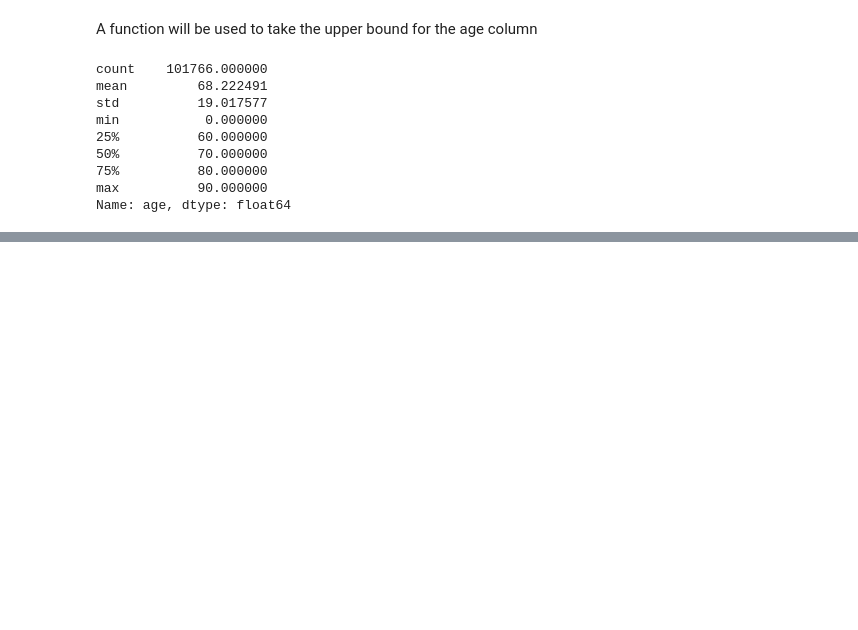
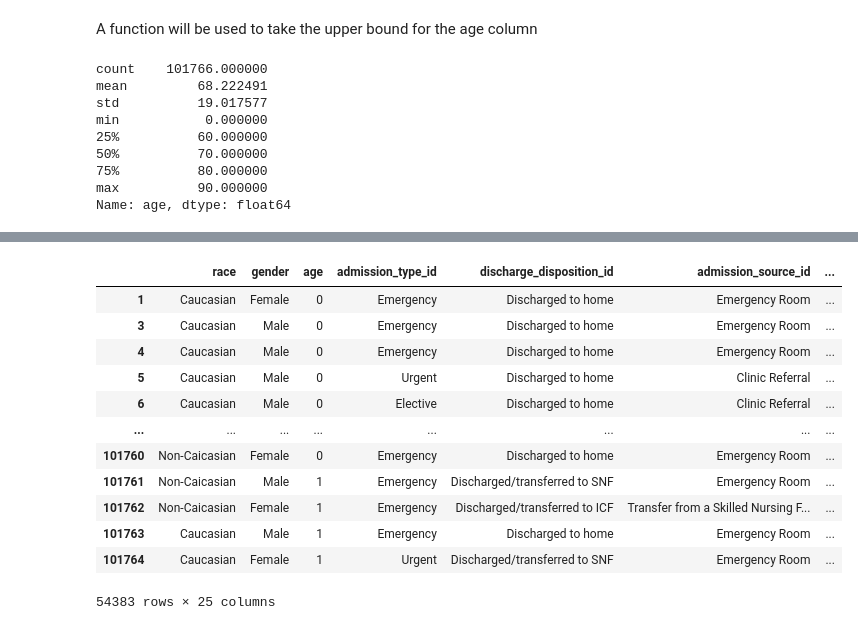
Before and after one commit to Eric-Schneider-Bellarmine-University/DS160_Final_Project_ESS_AH, a Jupyter notebook: Final_Project_ESS_AH.ipynb, the cells around one changed output, grey strips where cells are left out. Saved outputs shown, nothing was run; the diff lists cells and outputs as text; code cells hidden in the pictures; blank space fills up the shorter version.

```diff
--- a/Final_Project_ESS_AH.ipynb
+++ b/Final_Project_ESS_AH.ipynb
@@ -283,0 +307,15 @@ lab_hisogram=axis.hist(diabetes['num_medications'],10)
+# %%
+def median_hot_encode(source,entry):
+    if entry>source.median():
+        return 1
+    else:
+        return 0
+tree_data['age']=list(map(lambda x:median_hot_encode(tree_data['age'],x),tree_data['age']))
+tree_data['time_in_hospital']=list(map(lambda x:median_hot_encode(tree_data['time_in_hospital'],x),tree_data['time_in_hospital']))
+tree_data['num_procedures']=list(map(lambda x:median_hot_encode(tree_data['num_procedures'],x),tree_data['num_procedures']))
+tree_data['num_lab_procedures']=list(map(lambda x:median_hot_encode(tree_data['num_lab_procedures'],x),tree_data['num_lab_procedures']))
+tree_data['num_medications']=list(map(lambda x:median_hot_encode(tree_data['num_medications'],x),tree_data['num_medications']))
+tree_data['number_outpatient']=list(map(lambda x:median_hot_encode(tree_data['number_outpatient'],x),tree_data['number_outpatient']))
+tree_data['number_inpatient']=list(map(lambda x:median_hot_encode(tree_data['number_inpatient'],x),tree_data['number_inpatient']))
+tree_data['number_emergency']=list(map(lambda x:median_hot_encode(tree_data['number_emergency'],x),tree_data['number_emergency']))
+tree_data['number_diagnoses']=list(map(lambda x:median_hot_encode(tree_data['number_diagnoses'],x),tree_data['number_diagnoses']))
@@ -283,0 +340,11 @@ lab_hisogram=axis.hist(diabetes['num_medications'],10)
+# %%
+def level_hot_encode(entry):
+    if entry=='Steady':
+        return 'Steady'
+    else:
+        return 'Unsteady'
+tree_data['glipizide']=list(map(lambda x:level_hot_encode(x),tree_data['glipizide']))
+tree_data['insulin']=list(map(lambda x:level_hot_encode(x),tree_data['insulin']))
+tree_data['metformin']=list(map(lambda x:level_hot_encode(x),tree_data['metformin']))
+tree_data['glyburide']=list(map(lambda x:level_hot_encode(x),tree_data['glyburide']))
+tree_data['pioglitazone']=list(map(lambda x:level_hot_encode(x),tree_data['pioglitazone']))
@@ -283,0 +369,7 @@ lab_hisogram=axis.hist(diabetes['num_medications'],10)
+# %%
+def change_hot_encode(entry):
+    if entry=='Ch':
+        return 1
+    else:
+        return 0
+tree_data['change']=list(map(lambda x:change_hot_encode(x),tree_data['change']))
@@ -283,0 +382,8 @@ lab_hisogram=axis.hist(diabetes['num_medications'],10)
+# %%
+def binary_hot_encode(wanted,entry):
+    if entry==wanted:
+        return 1
+    else:
+        return 0
+tree_data['readmitted']=list(map(lambda x:binary_hot_encode('NO',x),tree_data['readmitted']))
+tree_data['diabetesMed']=list(map(lambda x:binary_hot_encode('yes',x),tree_data['diabetesMed']))
@@ -283,0 +401,16 @@ lab_hisogram=axis.hist(diabetes['num_medications'],10)
+# %%
+tree_data
+# %% [output]
+|  | race | gender | age | admission_type_id | discharge_disposition_id | admission_source_id | ... |
+| 1 | Caucasian | Female | 0 | Emergency | Discharged to home | Emergency Room | ... |
+| 3 | Caucasian | Male | 0 | Emergency | Discharged to home | Emergency Room | ... |
+| 4 | Caucasian | Male | 0 | Emergency | Discharged to home | Emergency Room | ... |
+| 5 | Caucasian | Male | 0 | Urgent | Discharged to home | Clinic Referral | ... |
+| 6 | Caucasian | Male | 0 | Elective | Discharged to home | Clinic Referral | ... |
+| ... | ... | ... | ... | ... | ... | ... | ... |
+| 101760 | Non-Caicasian | Female | 0 | Emergency | Discharged to home | Emergency Room | ... |
+| 101761 | Non-Caicasian | Male | 1 | Emergency | Discharged/transferred to SNF | Emergency Room | ... |
+| 101762 | Non-Caicasian | Female | 1 | Emergency | Discharged/transferred to ICF | Transfer from a Skilled Nursing F... | ... |
+| 101763 | Caucasian | Male | 1 | Emergency | Discharged to home | Emergency Room | ... |
+| 101764 | Caucasian | Female | 1 | Urgent | Discharged/transferred to SNF | Emergency Room | ... |
+54383 rows × 25 columns
```
Also changed, not shown: parts of 52 cells of this notebook.
